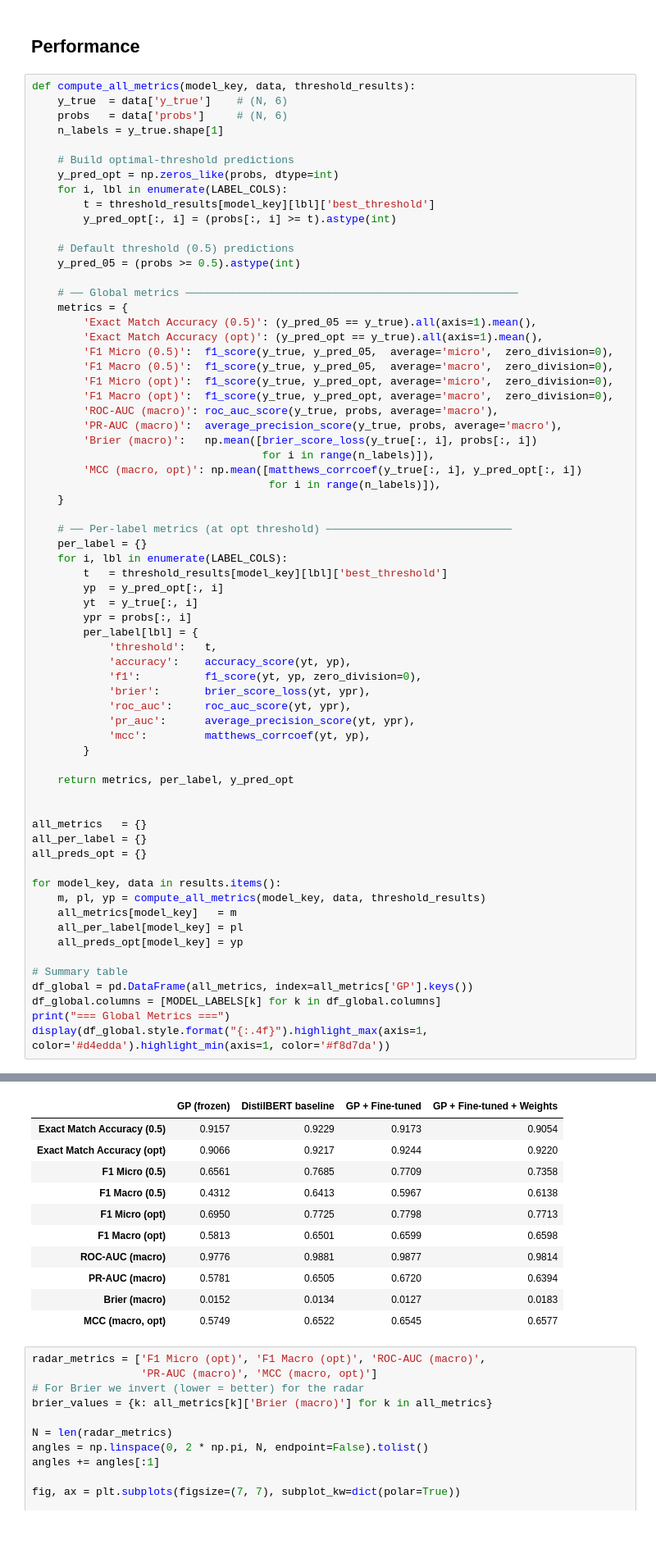
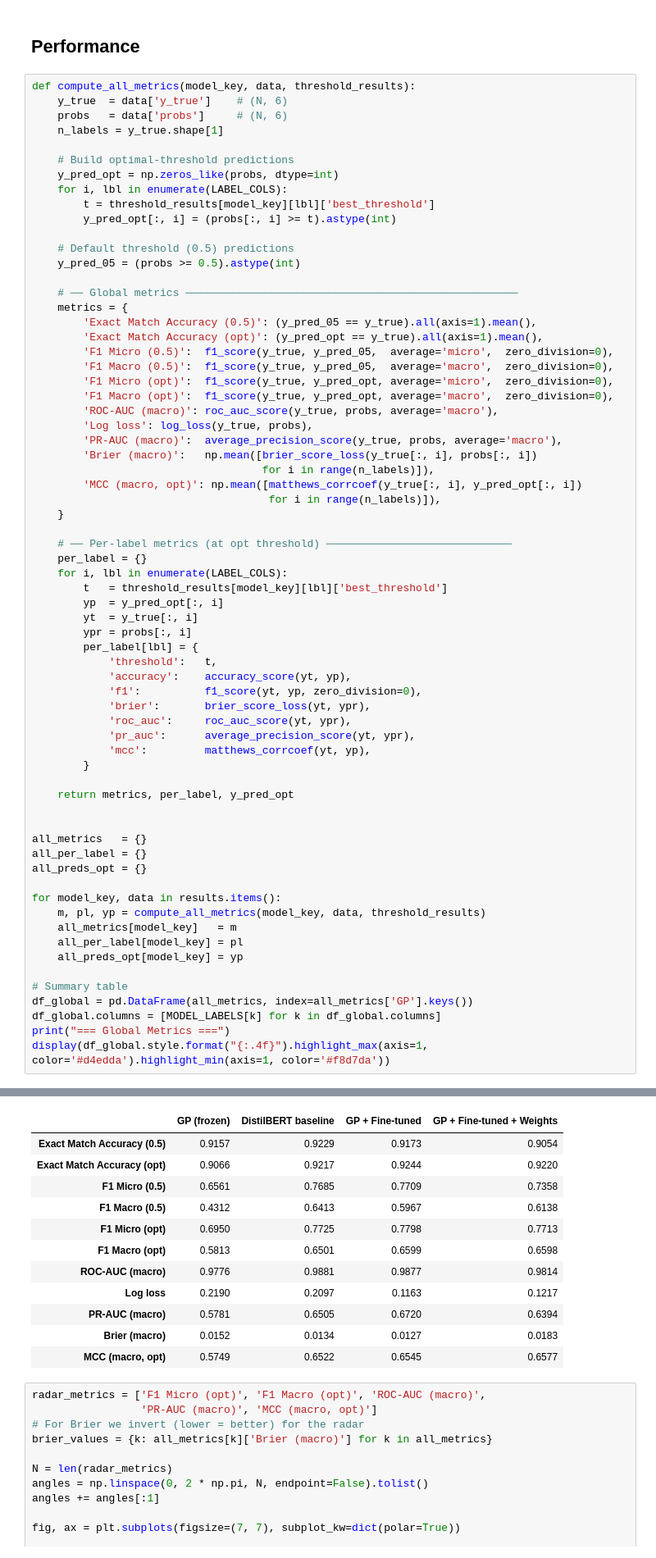
Before and after one commit to NatLey30/uncertainty-aware-moderation, a Jupyter notebook: model_comparison.ipynb, the cells around one changed output, grey strips where cells are left out. Shown at 82% size. Cells and saved outputs as stored; diff of their text form; blank space fills up the shorter version.

```diff
--- a/model_comparison.ipynb
+++ b/model_comparison.ipynb
@@ -330,6 +330,7 @@ def compute_all_metrics(model_key, data, threshold_results):
         'F1 Micro (opt)':  f1_score(y_true, y_pred_opt, average='micro',  zero_division=0),
         'F1 Macro (opt)':  f1_score(y_true, y_pred_opt, average='macro',  zero_division=0),
         'ROC-AUC (macro)': roc_auc_score(y_true, probs, average='macro'),
+        'Log loss': log_loss(y_true, probs),
         'PR-AUC (macro)':  average_precision_score(y_true, probs, average='macro'),
         'Brier (macro)':   np.mean([brier_score_loss(y_true[:, i], probs[:, i])
                                     for i in range(n_labels)]),
@@ -355,33 +356,34 @@ def compute_all_metrics(model_key, data, threshold_results):
         }
 
     return metrics, per_label, y_pred_opt
 
 
 all_metrics   = {}
 all_per_label = {}
 all_preds_opt = {}
 
 for model_key, data in results.items():
     m, pl, yp = compute_all_metrics(model_key, data, threshold_results)
     all_metrics[model_key]   = m
     all_per_label[model_key] = pl
     all_preds_opt[model_key] = yp
 
 # Summary table
 df_global = pd.DataFrame(all_metrics, index=all_metrics['GP'].keys())
 df_global.columns = [MODEL_LABELS[k] for k in df_global.columns]
 print("=== Global Metrics ===")
 display(df_global.style.format("{:.4f}").highlight_max(axis=1, color='#d4edda').highlight_min(axis=1, color='#f8d7da'))
 # %% [output]
 === Global Metrics ===
 |  | GP (frozen) | DistilBERT baseline | GP + Fine-tuned | GP + Fine-tuned + Weights |
 | Exact Match Accuracy (0.5) | 0.9157 | 0.9229 | 0.9173 | 0.9054 |
 | Exact Match Accuracy (opt) | 0.9066 | 0.9217 | 0.9244 | 0.9220 |
 | F1 Micro (0.5) | 0.6561 | 0.7685 | 0.7709 | 0.7358 |
 | F1 Macro (0.5) | 0.4312 | 0.6413 | 0.5967 | 0.6138 |
 | F1 Micro (opt) | 0.6950 | 0.7725 | 0.7798 | 0.7713 |
 | F1 Macro (opt) | 0.5813 | 0.6501 | 0.6599 | 0.6598 |
 | ROC-AUC (macro) | 0.9776 | 0.9881 | 0.9877 | 0.9814 |
+| Log loss | 0.2190 | 0.2097 | 0.1163 | 0.1217 |
 | PR-AUC (macro) | 0.5781 | 0.6505 | 0.6720 | 0.6394 |
 | Brier (macro) | 0.0152 | 0.0134 | 0.0127 | 0.0183 |
 | MCC (macro, opt) | 0.5749 | 0.6522 | 0.6545 | 0.6577 |
```
Also changed, not shown: parts of 1 cell of this notebook.
